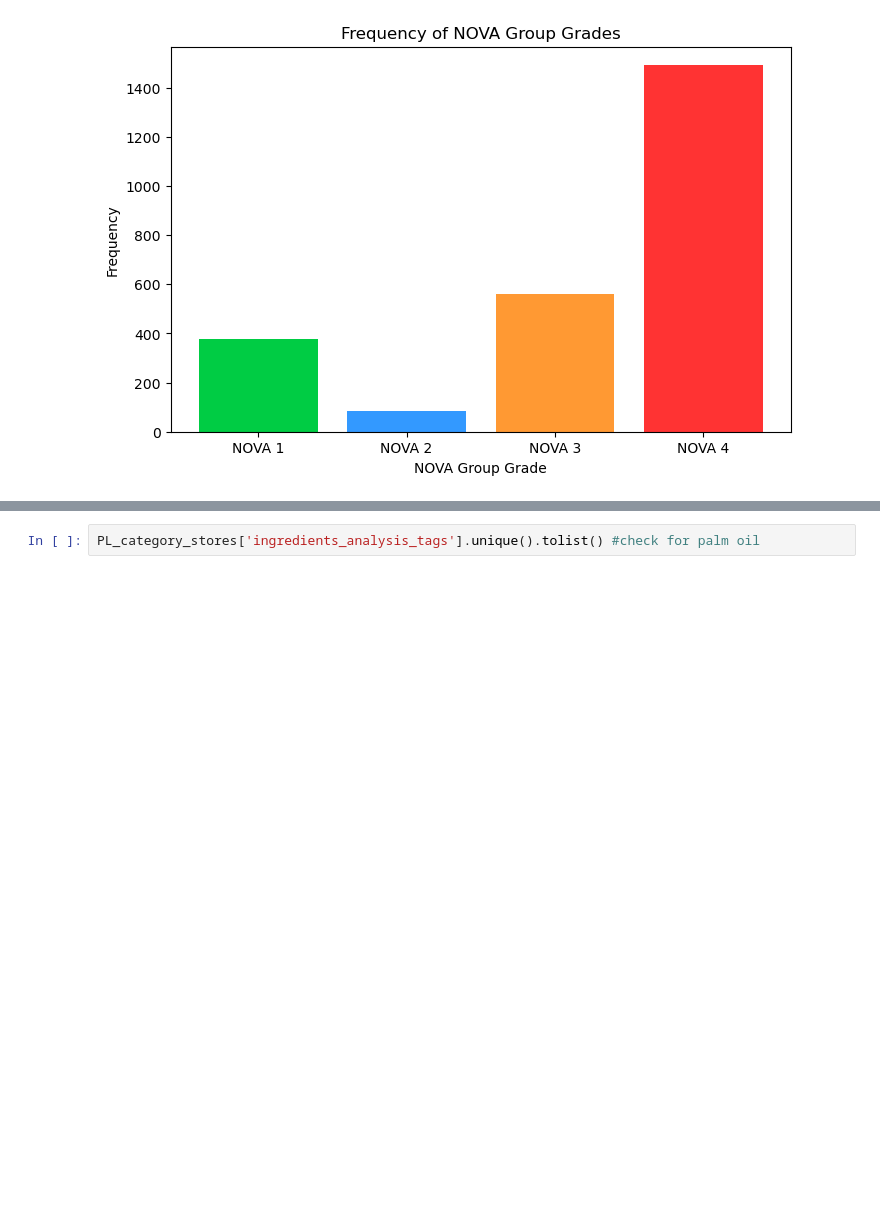
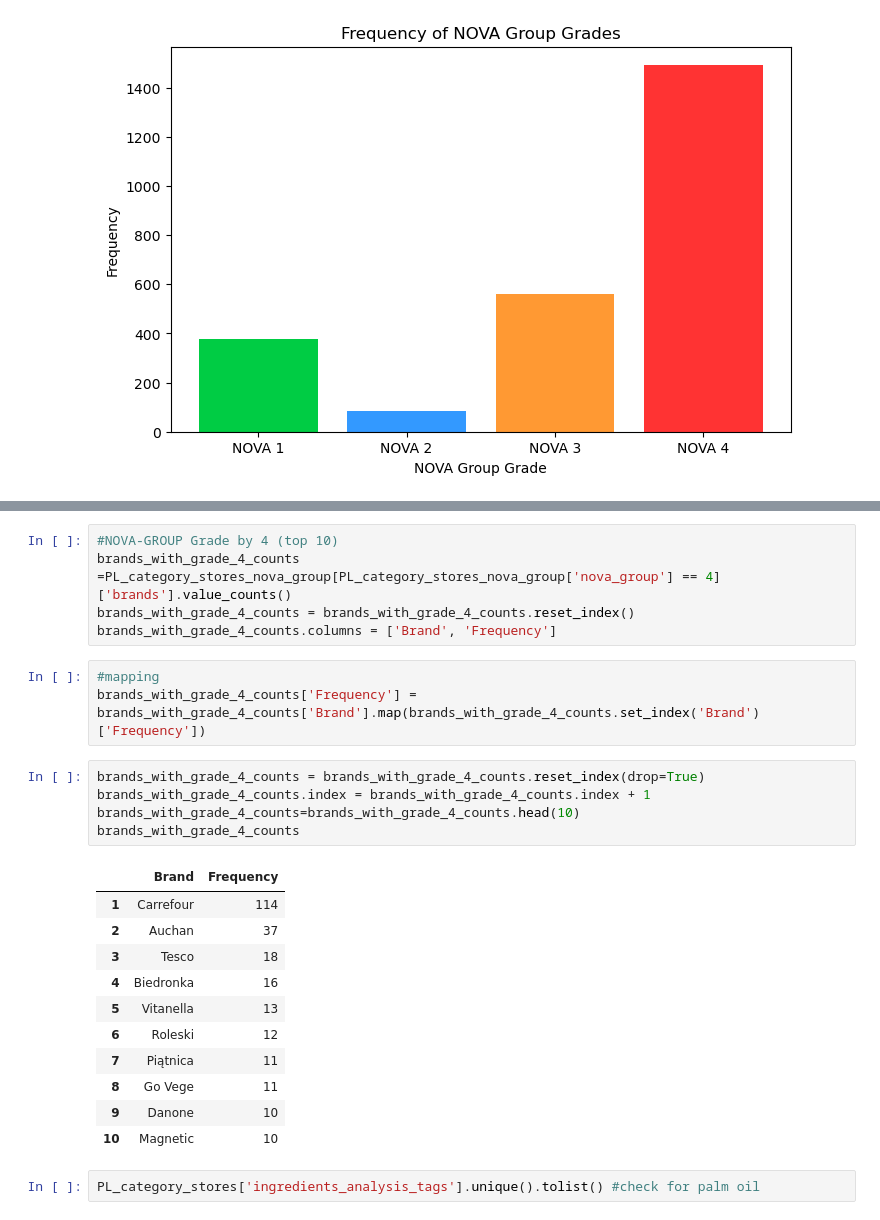
Before and after one commit to KacperWalkusz/Project-Healthy-Food-Analysis, a Jupyter notebook: Healthy food analysis.ipynb, the cells around one changed output, grey strips where cells are left out. Drawn from its saved outputs; the diff is of its cells as text; blank space fills up the shorter version.

```diff
--- a/Healthy food analysis.ipynb
+++ b/Healthy food analysis.ipynb
@@ -440,3 +512,28 @@ plt.show()
+# %%
+#NOVA-GROUP Grade by 4 (top 10)
+brands_with_grade_4_counts =PL_category_stores_nova_group[PL_category_stores_nova_group['nova_group'] == 4]['brands'].value_counts()
+brands_with_grade_4_counts = brands_with_grade_4_counts.reset_index()
+brands_with_grade_4_counts.columns = ['Brand', 'Frequency']
+# %%
+#mapping
+brands_with_grade_4_counts['Frequency'] = brands_with_grade_4_counts['Brand'].map(brands_with_grade_4_counts.set_index('Brand')['Frequency'])
+# %%
+brands_with_grade_4_counts = brands_with_grade_4_counts.reset_index(drop=True)
+brands_with_grade_4_counts.index = brands_with_grade_4_counts.index + 1
+brands_with_grade_4_counts=brands_with_grade_4_counts.head(10)
+brands_with_grade_4_counts
+# %% [output]
+|  | Brand | Frequency |
+| 1 | Carrefour | 114 |
+| 2 | Auchan | 37 |
+| 3 | Tesco | 18 |
+| 4 | Biedronka | 16 |
+| 5 | Vitanella | 13 |
+| 6 | Roleski | 12 |
+| 7 | Piątnica | 11 |
+| 8 | Go Vege | 11 |
+| 9 | Danone | 10 |
+| 10 | Magnetic | 10 |
 # %%
 PL_category_stores['ingredients_analysis_tags'].unique().tolist() #check for palm oil
 # %% [output]
```
Also changed, not shown: parts of 12 cells of this notebook.
